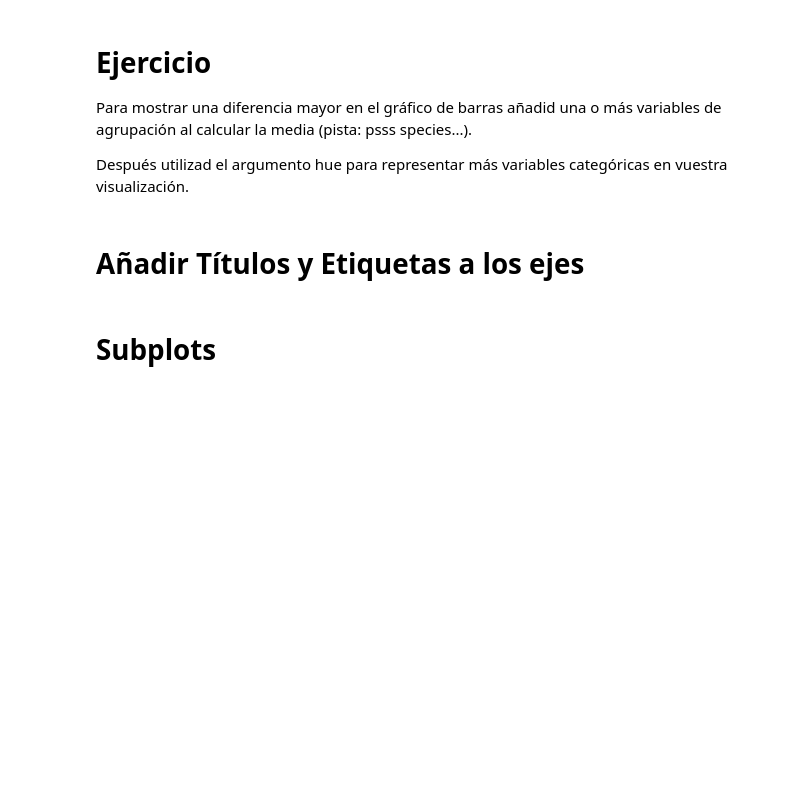
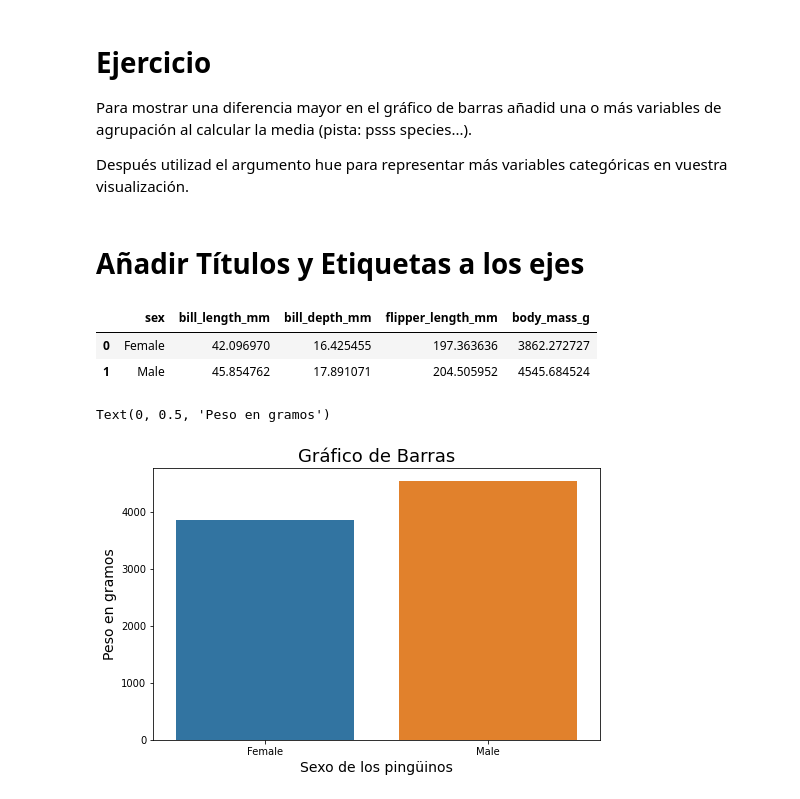
Before and after one commit to CuadraAlconero/IDAL_IA3_CuadraAlconero, a Jupyter notebook: Visualización.ipynb, the cells around one changed output. Cells and saved outputs as stored; diff of their text form; code cells hidden in the pictures; blank space fills up the shorter version.

```diff
--- a/Visualización.ipynb
+++ b/Visualización.ipynb
@@ -420,5 +409,23 @@ Para mostrar una diferencia mayor en el gráfico de barras añadid una o más va
 Después utilizad el argumento hue para representar más variables categóricas en vuestra visualización.
 # %% [markdown]
 # Añadir Títulos y Etiquetas a los ejes
-# %% [markdown]
-# Subplots
+# %%
+grouped_df = dataset.groupby(["sex"]).mean()
+grouped_df.reset_index(inplace=True)
+grouped_df.head(10)
+# %% [output]
+|  | sex | bill_length_mm | bill_depth_mm | flipper_length_mm | body_mass_g |
+| 0 | Female | 42.096970 | 16.425455 | 197.363636 | 3862.272727 |
+| 1 | Male | 45.854762 | 17.891071 | 204.505952 | 4545.684524 |
+# %%
+# Añadir y personalizar títulos y títulos de eje
+plt.figure(figsize=(8,5))
+ax = sns.barplot(data=grouped_df, y="body_mass_g", x="sex")
+axis_dict = {"size": 14}
+title_dict = {"size": 18}
+ax.set_title("Gráfico de Barras", fontdict=title_dict)
+ax.set_xlabel("Sexo de los pingüinos", fontdict=axis_dict)
+ax.set_ylabel("Peso en gramos", fontdict=axis_dict)
+# %% [output]
+Text(0, 0.5, 'Peso en gramos')
+[figure, added]
```
Also changed, not shown: parts of 20 cells of this notebook.
